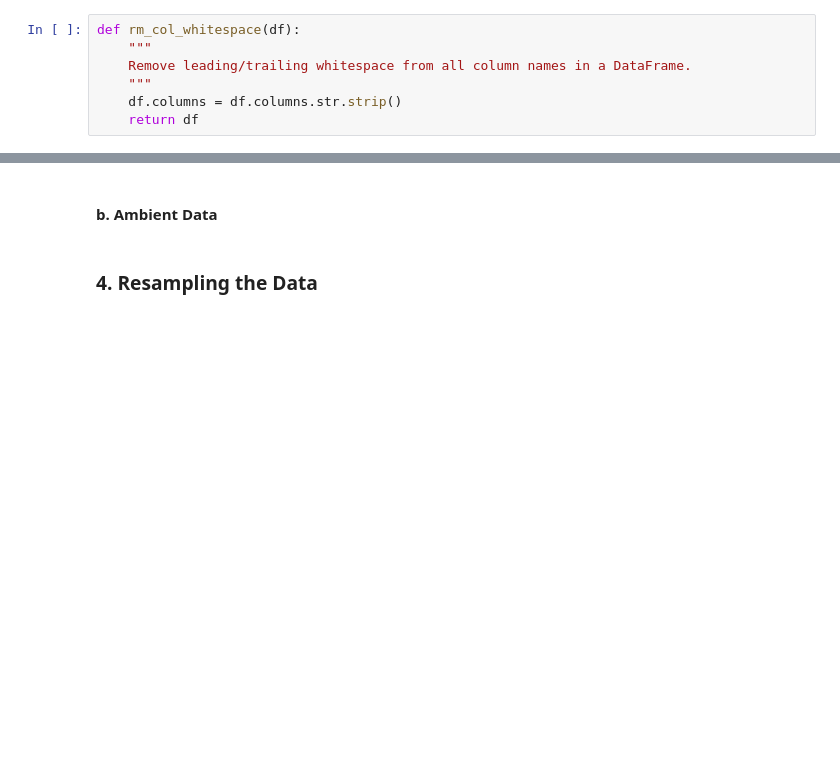
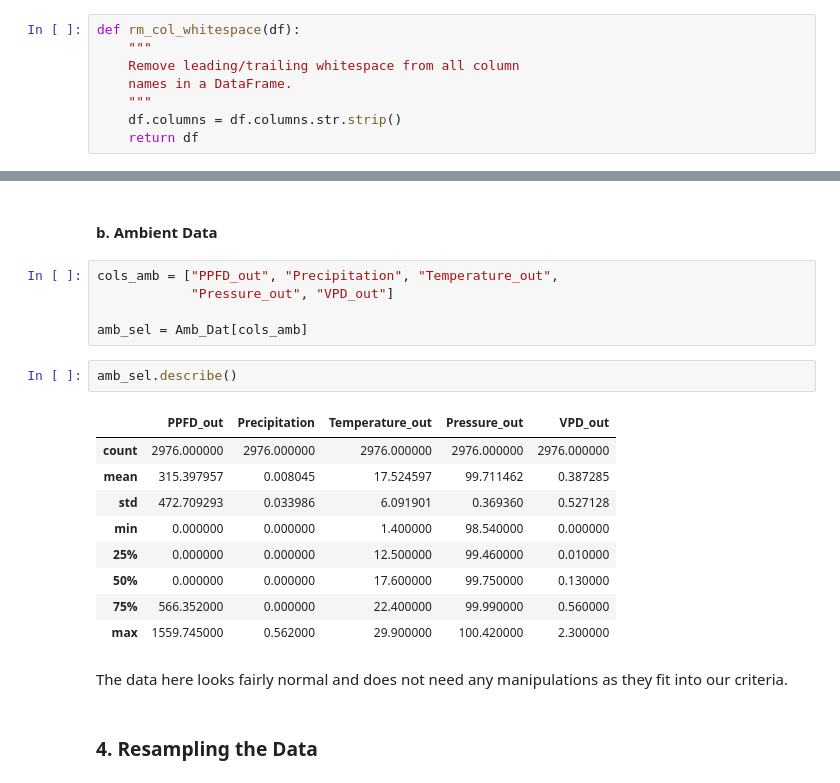
Before and after one commit to nnineeight/py4eda-project, a Jupyter notebook: notebooks/greenhouse_eda.ipynb, the cells around one changed output, grey strips where cells are left out. Cells and saved outputs as stored; diff of their text form; blank space fills up the shorter version.

Commit message:
Checked outliers for Ambient data

```diff
--- a/notebooks/greenhouse_eda.ipynb
+++ b/notebooks/greenhouse_eda.ipynb
@@ -178,7 +178,8 @@ _Description of what we have done in this section_
 # %%
 def rm_col_whitespace(df):
     """
-    Remove leading/trailing whitespace from all column names in a DataFrame.
+    Remove leading/trailing whitespace from all column
+    names in a DataFrame.
     """
     df.columns = df.columns.str.strip()
     return df
@@ -349,6 +350,25 @@ plt.show()
 The data looks much better, especially for the `East Cool Wall`. Although, it might seem that there are still some oultiers, but we are not addressing them as outliers; these might be some extreme values that has a possibility to occur in a greenhouse.
 # %% [markdown]
 #### b. Ambient Data
+# %%
+cols_amb = ["PPFD_out", "Precipitation", "Temperature_out",
+            "Pressure_out", "VPD_out"]
+
+amb_sel = Amb_Dat[cols_amb]
+# %%
+amb_sel.describe()
+# %% [output]
+|  | PPFD_out | Precipitation | Temperature_out | Pressure_out | VPD_out |
+| count | 2976.000000 | 2976.000000 | 2976.000000 | 2976.000000 | 2976.000000 |
+| mean | 315.397957 | 0.008045 | 17.524597 | 99.711462 | 0.387285 |
+| std | 472.709293 | 0.033986 | 6.091901 | 0.369360 | 0.527128 |
+| min | 0.000000 | 0.000000 | 1.400000 | 98.540000 | 0.000000 |
+| 25% | 0.000000 | 0.000000 | 12.500000 | 99.460000 | 0.010000 |
+| 50% | 0.000000 | 0.000000 | 17.600000 | 99.750000 | 0.130000 |
+| 75% | 566.352000 | 0.000000 | 22.400000 | 99.990000 | 0.560000 |
+| max | 1559.745000 | 0.562000 | 29.900000 | 100.420000 | 2.300000 |
+# %% [markdown]
+The data here looks fairly normal and does not need any manipulations as they fit into our criteria.
 # %% [markdown]
 ### 4. Resampling the Data
 # %% [markdown]
```
Also changed, not shown: parts of 1 cell of this notebook.
